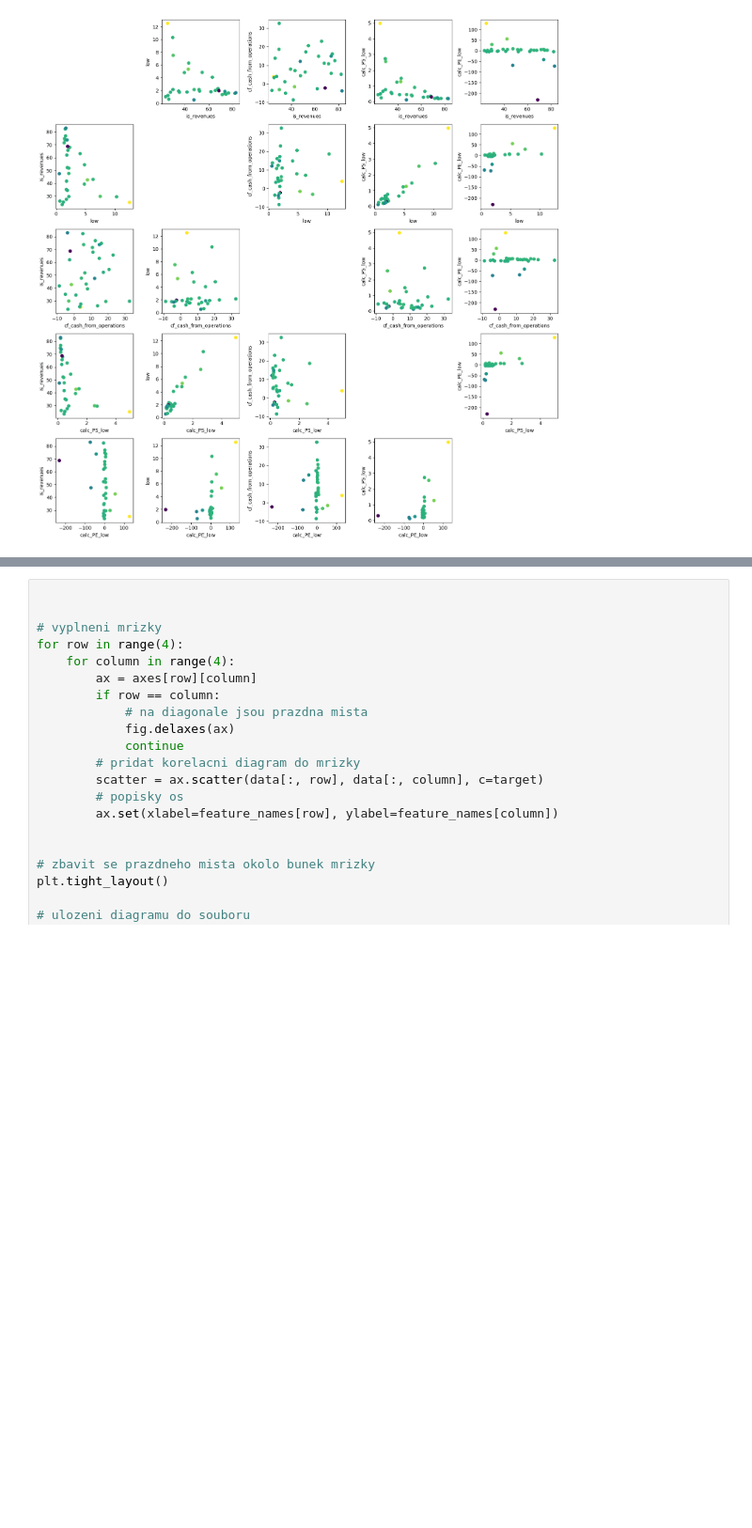
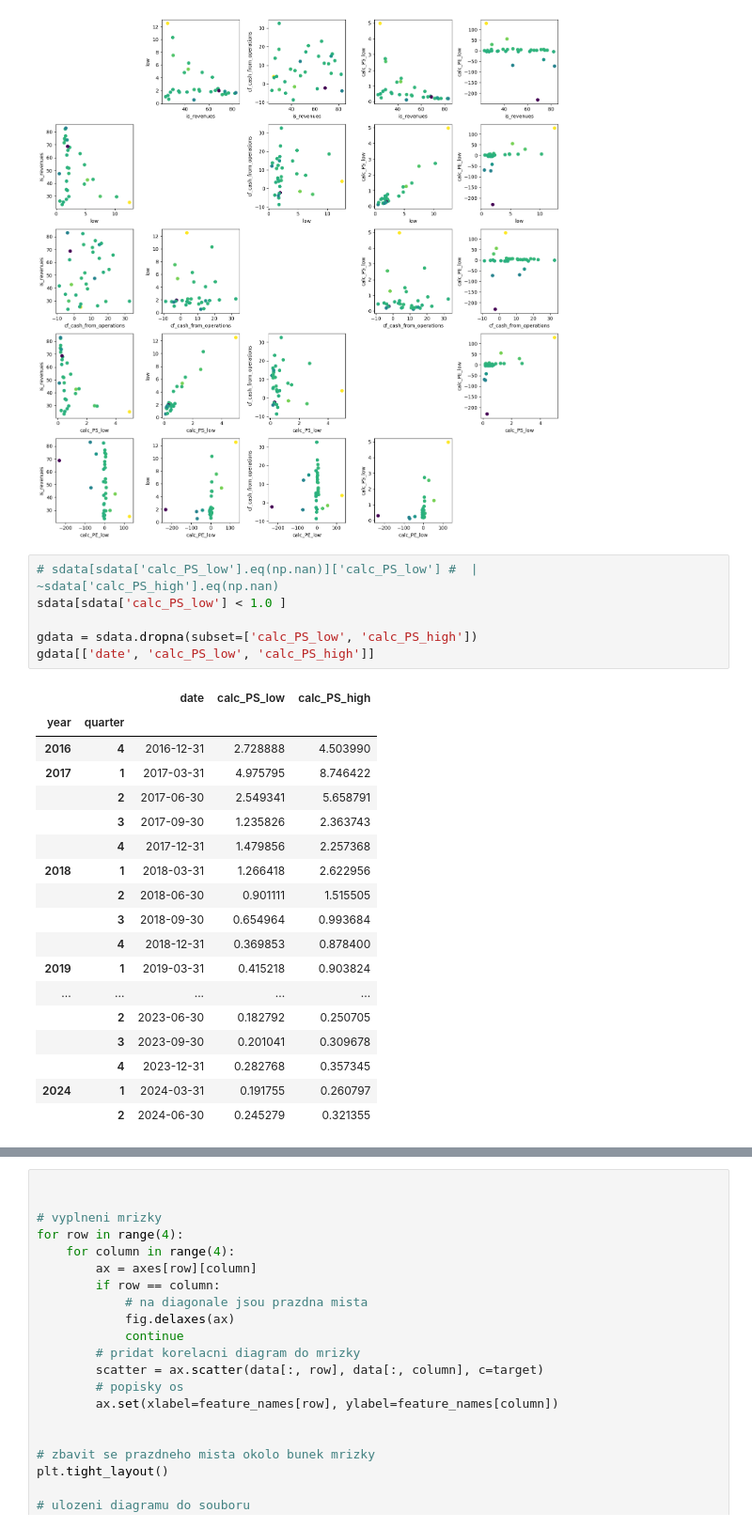
Before and after one commit to weignerp/python, a Jupyter notebook: scikit/company.ipynb, the cells around one changed output, grey strips where cells are left out. Shown at 94% size. Saved outputs shown, nothing was run; the diff lists cells and outputs as text; blank space fills up the shorter version.

```diff
--- a/scikit/company.ipynb
+++ b/scikit/company.ipynb
@@ -406,3 +406,28 @@ plt.savefig("52.png")
 plt.show()
 # %% [output]
 [figure]
+# %%
+# sdata[sdata['calc_PS_low'].eq(np.nan)]['calc_PS_low'] #  | ~sdata['calc_PS_high'].eq(np.nan)
+sdata[sdata['calc_PS_low'] < 1.0 ]
+
+gdata = sdata.dropna(subset=['calc_PS_low', 'calc_PS_high'])
+gdata[['date', 'calc_PS_low', 'calc_PS_high']]
+# %% [output]
+|  |  | date | calc_PS_low | calc_PS_high |
+| year | quarter |  |  |  |
+| 2016 | 4 | 2016-12-31 | 2.728888 | 4.503990 |
+| 2017 | 1 | 2017-03-31 | 4.975795 | 8.746422 |
+|  | 2 | 2017-06-30 | 2.549341 | 5.658791 |
+|  | 3 | 2017-09-30 | 1.235826 | 2.363743 |
+|  | 4 | 2017-12-31 | 1.479856 | 2.257368 |
+| 2018 | 1 | 2018-03-31 | 1.266418 | 2.622956 |
+|  | 2 | 2018-06-30 | 0.901111 | 1.515505 |
+|  | 3 | 2018-09-30 | 0.654964 | 0.993684 |
+|  | 4 | 2018-12-31 | 0.369853 | 0.878400 |
+| 2019 | 1 | 2019-03-31 | 0.415218 | 0.903824 |
+| ... | ... | ... | ... | ... |
+|  | 2 | 2023-06-30 | 0.182792 | 0.250705 |
+|  | 3 | 2023-09-30 | 0.201041 | 0.309678 |
+|  | 4 | 2023-12-31 | 0.282768 | 0.357345 |
+| 2024 | 1 | 2024-03-31 | 0.191755 | 0.260797 |
+|  | 2 | 2024-06-30 | 0.245279 | 0.321355 |
```
Also changed, not shown: parts of 5 cells of this notebook, 1 other file.
